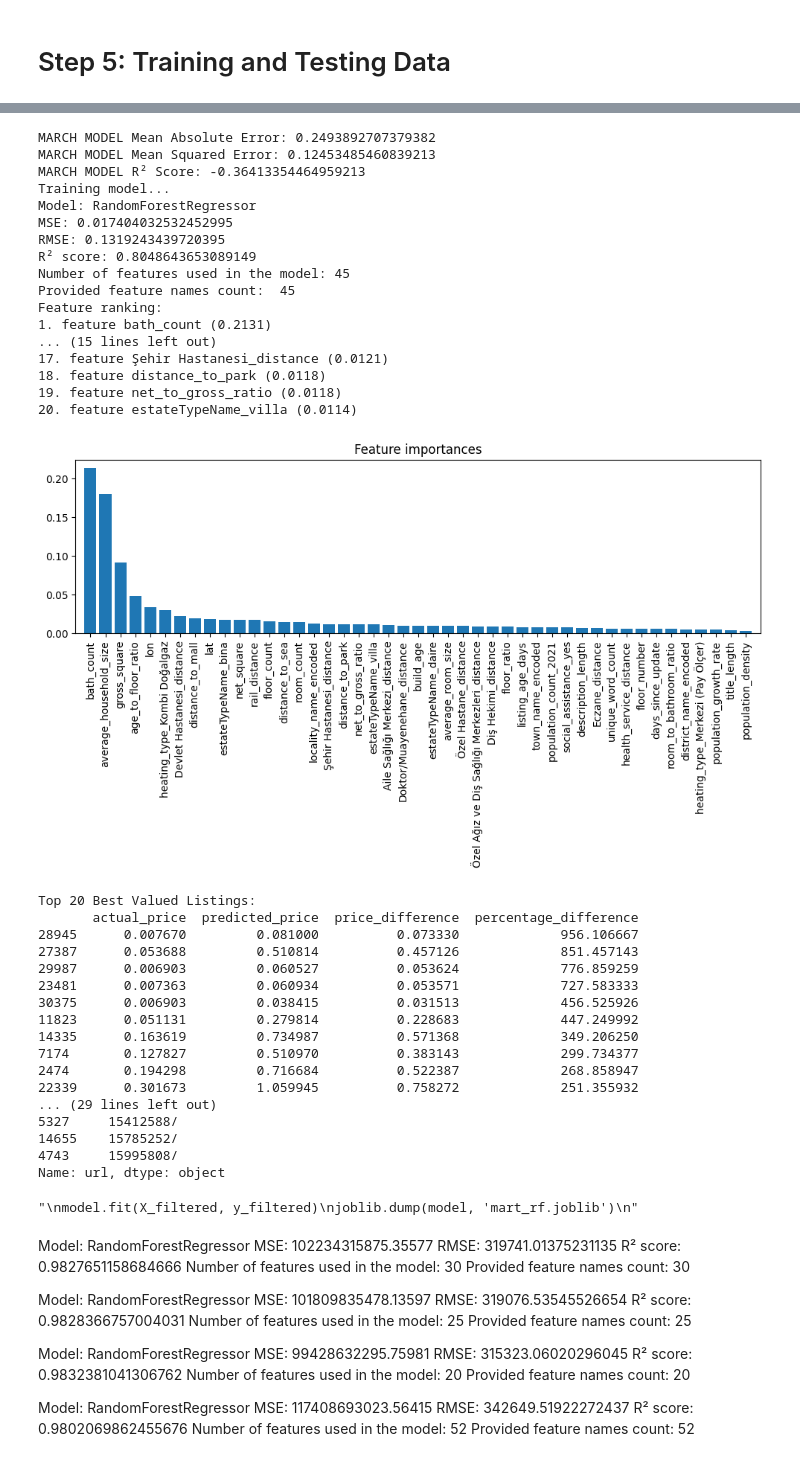
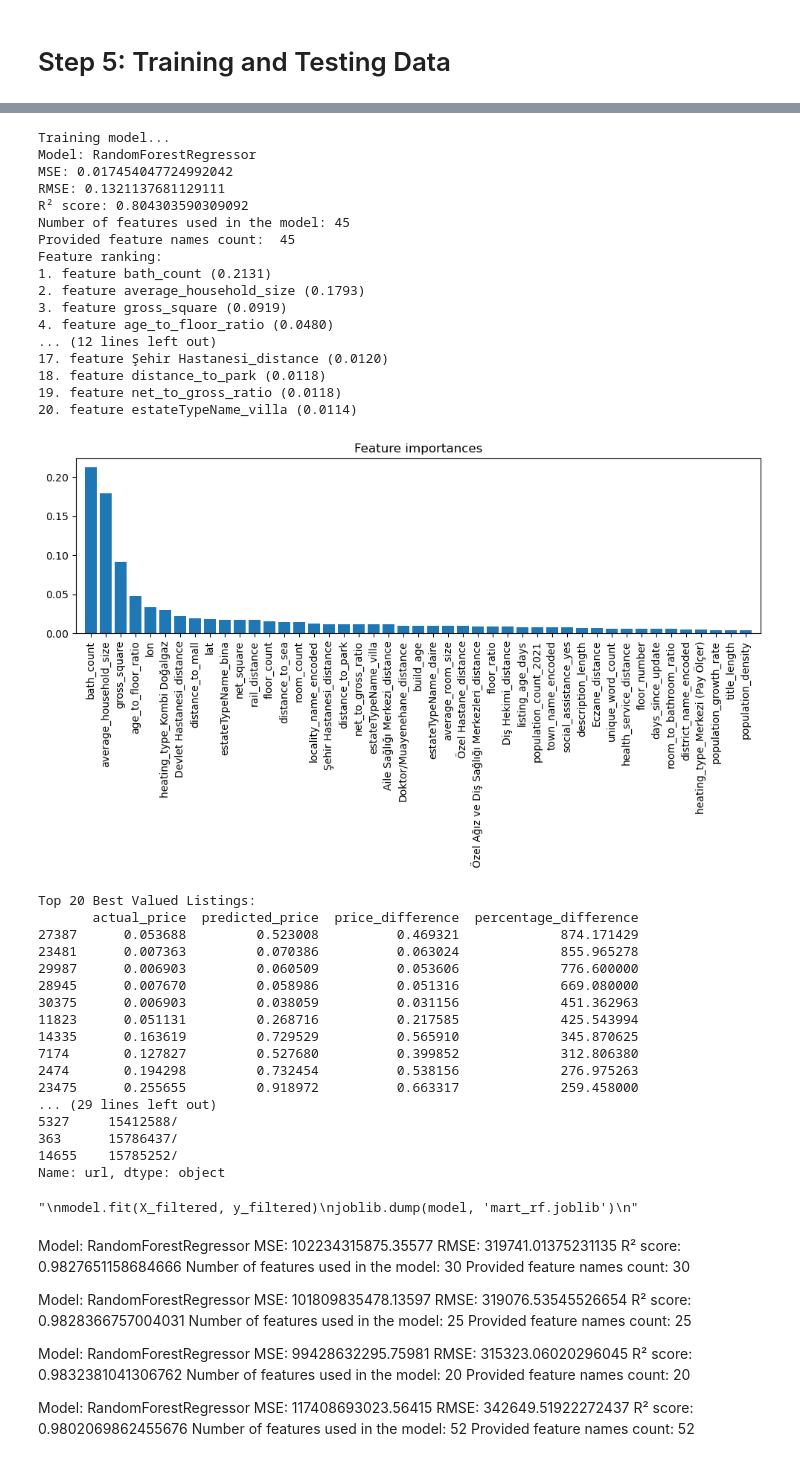
Before and after one commit to mhsendur/RealEstateTweetBot, a Jupyter notebook: modeling_latest.ipynb, the cells around one changed output, grey strips where cells are left out. Drawn from its saved outputs; the diff is of its cells as text; code cells hidden in the pictures.

```diff
--- a/modeling_latest.ipynb
+++ b/modeling_latest.ipynb
@@ -2460,7 +2461,7 @@ all_feature_names = filtered_features
 duplicate_features = [feature for feature in all_feature_names if all_feature_names.count(feature) > 1]
 if duplicate_features:
     print(f"Duplicate features found: {duplicate_features}")
-
+"""""
 # MARCH MODEL TESTING ON CURRENT ADS
 from sklearn.metrics import mean_absolute_error
 loaded_model = joblib.load('mart_rf.joblib')
@@ -2472,7 +2473,7 @@ print(f"MARCH MODEL Mean Absolute Error: {mae}")
 print(f"MARCH MODEL Mean Squared Error: {mse}")
 print(f"MARCH MODEL R² Score: {r2}")
 
-
+"""
 # Splitting the data
 X_train_filtered, X_test_filtered, y_train_filtered, y_test_filtered = train_test_split(X_filtered, y_filtered, test_size=0.2, random_state=42)
 
@@ -2564,38 +2566,38 @@ joblib.dump(model, 'mart_rf.joblib')
 [nltk_data]   Package stopwords is already up-to-date!
-MARCH MODEL Mean Absolute Error: 0.2493892707379382
-MARCH MODEL Mean Squared Error: 0.12453485460839213
-MARCH MODEL R² Score: -0.36413354464959213
 Training model...
 Model: RandomForestRegressor
-MSE: 0.017404032532452995
-RMSE: 0.1319243439720395
-R² score: 0.8048643653089149
+MSE: 0.017454047724992042
+RMSE: 0.1321137681129111
+R² score: 0.804303590309092
 Number of features used in the model: 45
 Provided feature names count:  45
 Feature ranking:
 1. feature bath_count (0.2131)
-... (15 lines left out)
-17. feature Şehir Hastanesi_distance (0.0121)
+2. feature average_household_size (0.1793)
+3. feature gross_square (0.0919)
+4. feature age_to_floor_ratio (0.0480)
+... (12 lines left out)
+17. feature Şehir Hastanesi_distance (0.0120)
 18. feature distance_to_park (0.0118)
 19. feature net_to_gross_ratio (0.0118)
 20. feature estateTypeName_villa (0.0114)
-[figure, old version]
+[figure, new version]
 Top 20 Best Valued Listings:
        actual_price  predicted_price  price_difference  percentage_difference
-28945      0.007670         0.081000          0.073330             956.106667
-27387      0.053688         0.510814          0.457126             851.457143
-29987      0.006903         0.060527          0.053624             776.859259
-23481      0.007363         0.060934          0.053571             727.583333
-30375      0.006903         0.038415          0.031513             456.525926
-11823      0.051131         0.279814          0.228683             447.249992
-14335      0.163619         0.734987          0.571368             349.206250
-7174       0.127827         0.510970          0.383143             299.734377
-2474       0.194298         0.716684          0.522387             268.858947
-22339      0.301673         1.059945          0.758272             251.355932
+27387      0.053688         0.523008          0.469321             874.171429
+23481      0.007363         0.070386          0.063024             855.965278
+29987      0.006903         0.060509          0.053606             776.600000
+28945      0.007670         0.058986          0.051316             669.080000
+30375      0.006903         0.038059          0.031156             451.362963
+11823      0.051131         0.268716          0.217585             425.543994
+14335      0.163619         0.729529          0.565910             345.870625
+7174       0.127827         0.527680          0.399852             312.806380
+2474       0.194298         0.732454          0.538156             276.975263
+23475      0.255655         0.918972          0.663317             259.458000
 ... (29 lines left out)
 5327     15412588/
+363      15786437/
 14655    15785252/
-4743     15995808/
 Name: url, dtype: object
 "\nmodel.fit(X_filtered, y_filtered)\njoblib.dump(model, 'mart_rf.joblib')\n"
 # %% [markdown]
```
Also changed, not shown: parts of 9 cells of this notebook.
